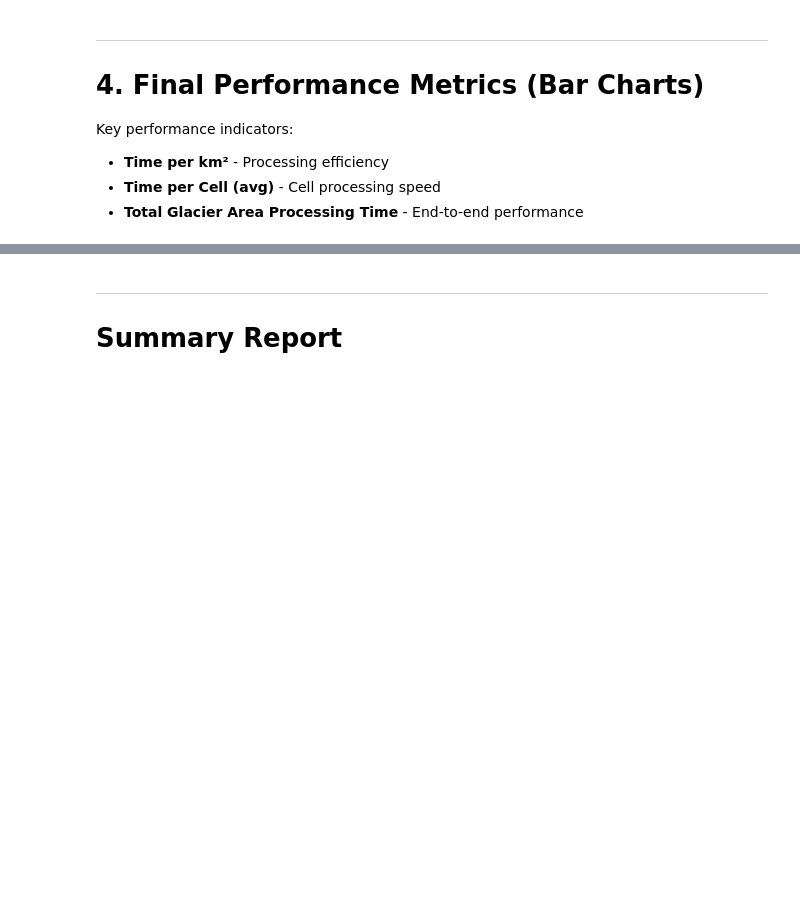
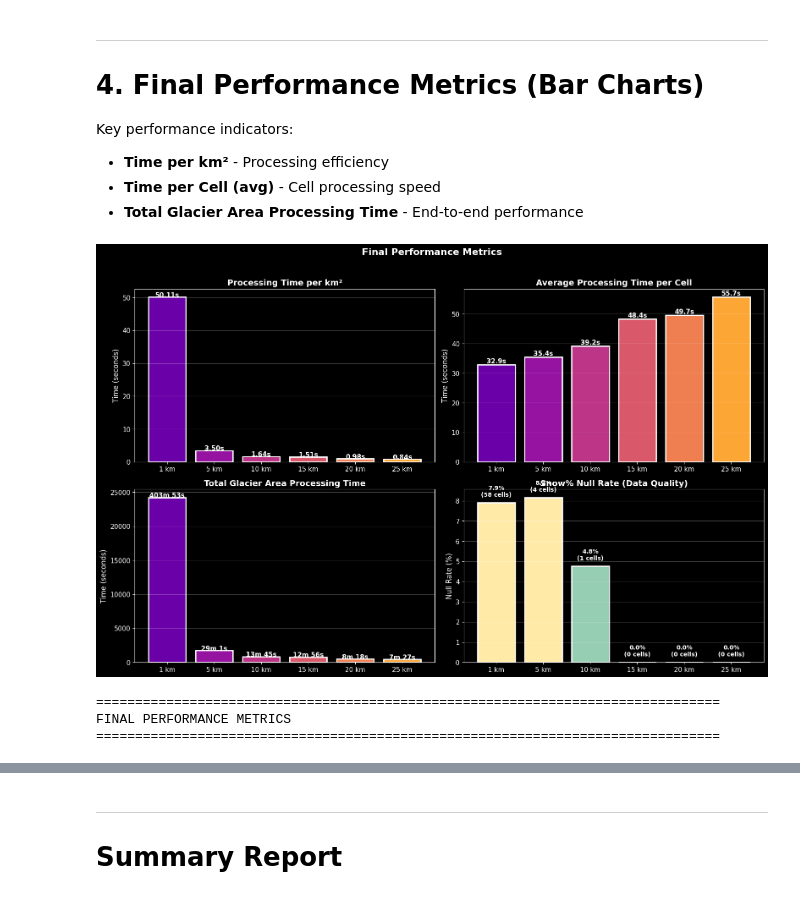
Before and after one commit to jkrumboe/Study-Project, a Jupyter notebook: benchmarking_visualization.ipynb, the cells around one changed output, grey strips where cells are left out. Cells and saved outputs as stored; diff of their text form; code cells hidden in the pictures; blank space fills up the shorter version.

```diff
--- a/benchmarking_visualization.ipynb
+++ b/benchmarking_visualization.ipynb
@@ -563,33 +592,35 @@ if final_metrics:
         mins = int(val // 60)
         secs = int(val % 60)
         label = f'{mins}m {secs}s' if mins > 0 else f'{val:.0f}s'
         ax3.text(bar.get_x() + bar.get_width()/2, bar.get_height() + 2,
                 label, ha='center', fontsize=11, fontweight='bold')
 
     # Null Rate (Data Quality)
     ax4 = axes[1, 1]
     null_colors = ['#ff6b6b' if v > 10 else '#ffeaa7' if v > 5 else '#96ceb4' for v in metrics_df['Null Rate (%)']]
     bars4 = ax4.bar(sizes, metrics_df['Null Rate (%)'], color=null_colors, edgecolor='white', linewidth=2)
     ax4.set_ylabel('Null Rate (%)', fontsize=12)
     ax4.set_title('Snow% Null Rate (Data Quality)', fontsize=14, fontweight='bold')
     ax4.grid(True, alpha=0.3, axis='y')
-    ax4.axhline(y=5, color='#ffeaa7', linestyle='--', alpha=0.7, label='Warning (5%)')
-    ax4.axhline(y=10, color='#ff6b6b', linestyle='--', alpha=0.7, label='Critical (10%)')
-    ax4.legend(loc='upper right')
     for bar, val, cnt in zip(bars4, metrics_df['Null Rate (%)'], metrics_df['Null Count']):
         ax4.text(bar.get_x() + bar.get_width()/2, bar.get_height() + 0.3,
                 f'{val:.1f}%\n({int(cnt)} cells)', ha='center', fontsize=10, fontweight='bold')
 
     plt.suptitle('Final Performance Metrics', fontsize=16, fontweight='bold', y=1.02)
     plt.tight_layout()
     plt.show()
 
     # Summary table
     print("\n" + "=" * 80)
     print("FINAL PERFORMANCE METRICS")
     print("=" * 80)
     display(metrics_df[['Grid Size', 'Time per km² (s)', 'Avg Time per Cell (s)',
                         'Total Processing Time (s)', 'Glacier Area (km²)', 'Cells Processed',
                         'Null Count', 'Null Rate (%)']])
 else:
     print("❌ No statistics data available for final metrics.")
+# %% [output]
+[figure, added]
+================================================================================
+FINAL PERFORMANCE METRICS
+================================================================================
```
Also changed, not shown: parts of 10 cells of this notebook, 25 other files.
